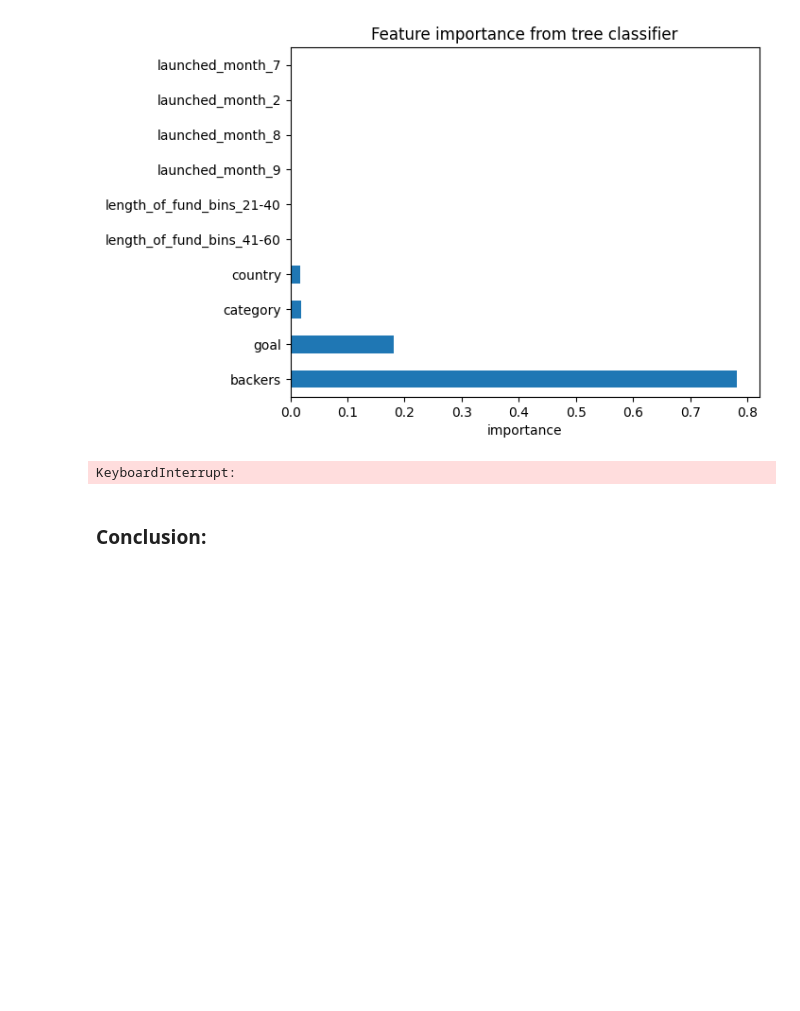
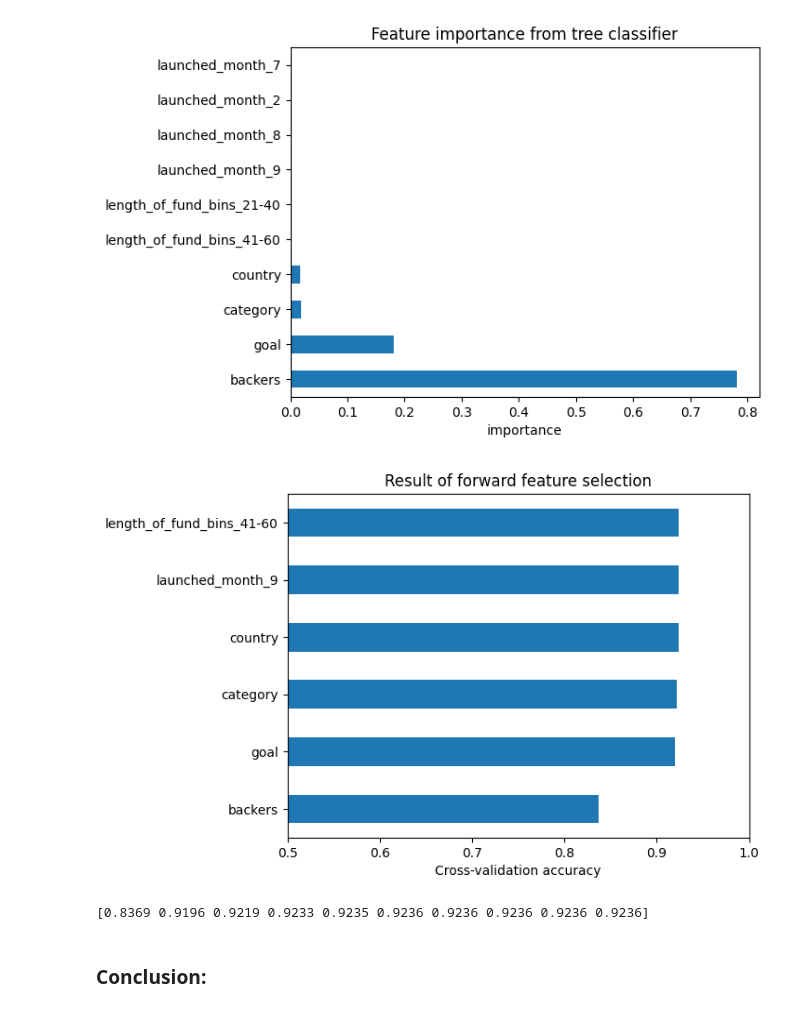
Before and after one commit to connor-bennett/Proejct-Two, a Jupyter notebook: KickStarter.ipynb, the cells around one changed output. Drawn from its saved outputs; the diff is of its cells as text; code cells hidden in the pictures; blank space fills up the shorter version.

```diff
--- a/KickStarter.ipynb
+++ b/KickStarter.ipynb
@@ -465,7 +465,7 @@ plt.xlabel('importance');
 # %% [output]
 [figure]
 # %%
-def forward_selection_classif(clf, X, y, threshold=None, num_folds=5):
+def forward_selection_classif(clf, X, y, threshold=None, num_folds=4):
 
     remaining = list(range(X.shape[1]))
     selected = []
@@ -502,11 +502,13 @@ def plot_selected(selected, accuracies, predictors):
     plt.xlabel('Cross-validation accuracy')
     plt.title('Result of forward feature selection')
 # %%
-selected, accuracies = forward_selection_classif(tree_cv.best_estimator_, X_train, y_train, num_folds=10)
-plot_selected(selected[:10], accuracies[:10], np.array(predictors))
+selected, accuracies = forward_selection_classif(tree_cv.best_estimator_, X_train, y_train, num_folds=4)
+plot_selected(selected[:6], accuracies[:6], np.array(predictors))
 # %% [output]
-KeyboardInterrupt:
+[figure, added]
 # %%
 print(np.array(accuracies[:10]).round(4))
+# %% [output]
+[0.8369 0.9196 0.9219 0.9233 0.9235 0.9236 0.9236 0.9236 0.9236 0.9236]
 # %% [markdown]
 ### Conclusion:
```
Also changed, not shown: parts of 1 cell of this notebook.
